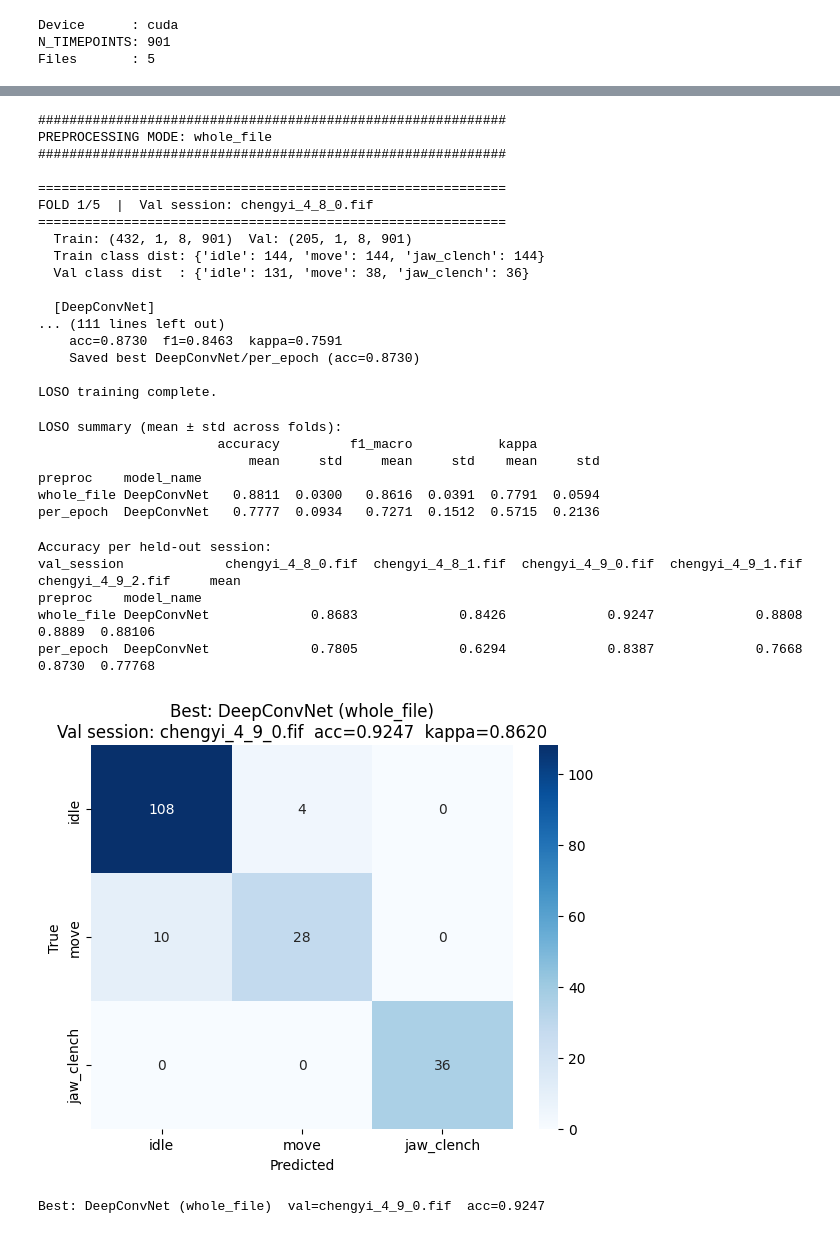
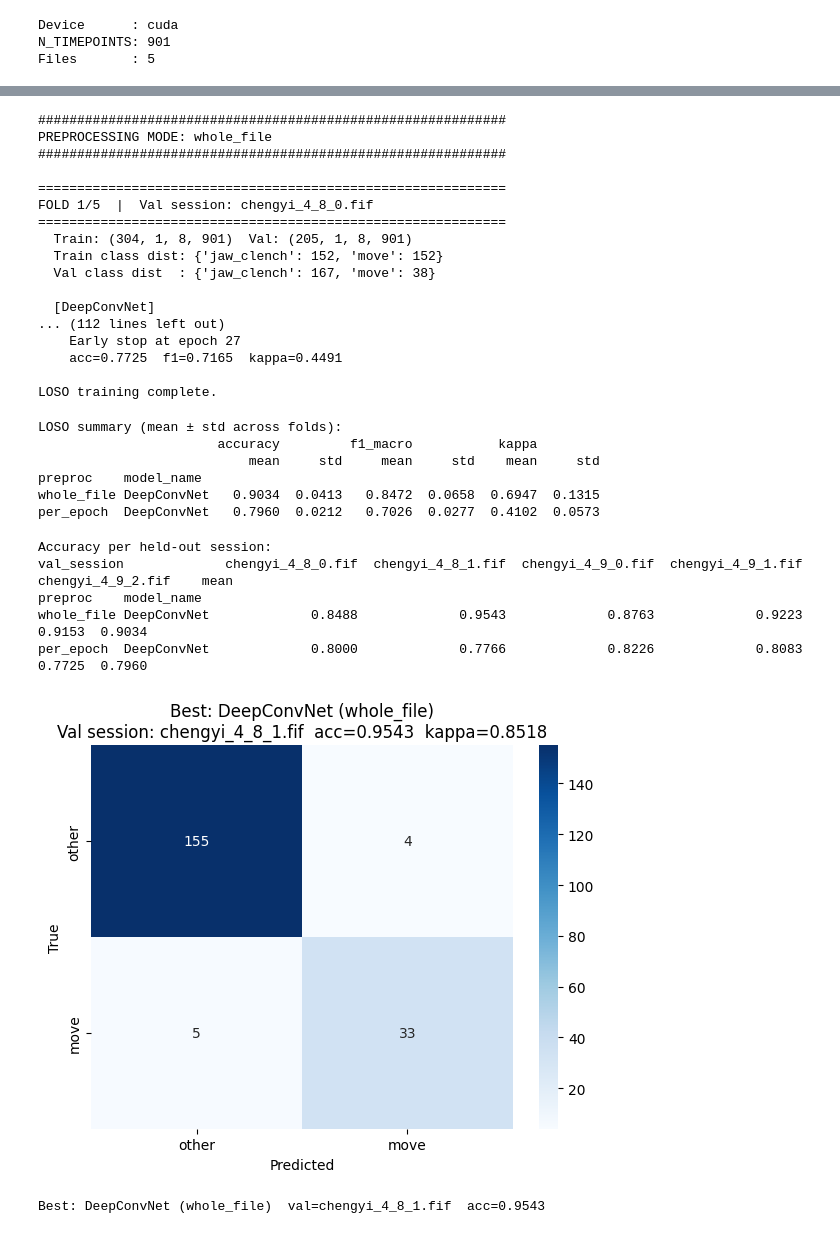
Before and after one commit to Neurotech-Davis/Weimo, a Jupyter notebook: ml_model/loso_dl.ipynb, the cells around one changed output, grey strips where cells are left out. Cells and saved outputs as stored; diff of their text form; code cells hidden in the pictures.

```diff
--- a/ml_model/loso_dl.ipynb
+++ b/ml_model/loso_dl.ipynb
@@ -46,12 +47,12 @@ from models import DeepConvNet, ShallowConvNet, EEGNet, ATCNet, Conformer, CTNet
 # =============================================================================
 
 N_CHANNELS   = 8
-N_CLASSES    = 3
+N_CLASSES    = 2
 SFREQ        = 300
 TRIAL_DUR    = 3.0
 N_TIMEPOINTS = int(SFREQ * TRIAL_DUR) + 1  # 901 — MNE tmax is inclusive
 
-LABEL_MAP = {'idle': 0, 'move': 1, 'jaw_clench': 2}
+LABEL_MAP = {'idle': 0, 'move': 1, 'jaw_clench': 0}
 MAP_LABEL = {v: k for k, v in LABEL_MAP.items()}
 BANDPASS  = [(13, 30)]   # best config from gridsearch
 
@@ -74,9 +75,11 @@ FILES = [
     os.path.join(DATA_DIR, 'chengyi_4_9_0.fif'),
     os.path.join(DATA_DIR, 'chengyi_4_9_1.fif'),
     os.path.join(DATA_DIR, 'chengyi_4_9_2.fif'),
+    # os.path.join(DATA_DIR, 'chengyi_4_21_1.fif')
 ]
 
-SAVE_DIR = './loso_models'
+TARGET   = '+'.join(sorted(k for k, v in LABEL_MAP.items() if v == 1)) if N_CLASSES == 2 else 'multiclass'
+SAVE_DIR = f'./loso_dl_models/{TARGET}'
 os.makedirs(SAVE_DIR, exist_ok=True)
 
 # ── Preprocessing modes to compare ──────────────────────────────────────────
@@ -527,14 +542,14 @@ PREPROCESSING MODE: whole_file
 ============================================================
 FOLD 1/5  |  Val session: chengyi_4_8_0.fif
 ============================================================
-  Train: (432, 1, 8, 901)  Val: (205, 1, 8, 901)
-  Train class dist: {'idle': 144, 'move': 144, 'jaw_clench': 144}
-  Val class dist  : {'idle': 131, 'move': 38, 'jaw_clench': 36}
+  Train: (304, 1, 8, 901)  Val: (205, 1, 8, 901)
+  Train class dist: {'jaw_clench': 152, 'move': 152}
+  Val class dist  : {'jaw_clench': 167, 'move': 38}
 
   [DeepConvNet]
-... (111 lines left out)
-    acc=0.8730  f1=0.8463  kappa=0.7591
-    Saved best DeepConvNet/per_epoch (acc=0.8730)
+... (112 lines left out)
+    Early stop at epoch 27
+    acc=0.7725  f1=0.7165  kappa=0.4491
 
 LOSO training complete.
 # %%
@@ -561,8 +576,8 @@ LOSO summary (mean ± std across folds):
                        accuracy         f1_macro           kappa
                            mean     std     mean     std    mean     std
 preproc    model_name
-whole_file DeepConvNet   0.8811  0.0300   0.8616  0.0391  0.7791  0.0594
-per_epoch  DeepConvNet   0.7777  0.0934   0.7271  0.1512  0.5715  0.2136
+whole_file DeepConvNet   0.9034  0.0413   0.8472  0.0658  0.6947  0.1315
+per_epoch  DeepConvNet   0.7960  0.0212   0.7026  0.0277  0.4102  0.0573
 # %%
 # =============================================================================
 # Per-fold breakdown
@@ -577,37 +592,40 @@ print('Accuracy per held-out session:')
 print(pivot.to_string())
 # %% [output]
 Accuracy per held-out session:
-val_session             chengyi_4_8_0.fif  chengyi_4_8_1.fif  chengyi_4_9_0.fif  chengyi_4_9_1.fif  chengyi_4_9_2.fif     mean
+val_session             chengyi_4_8_0.fif  chengyi_4_8_1.fif  chengyi_4_9_0.fif  chengyi_4_9_1.fif  chengyi_4_9_2.fif    mean
 preproc    model_name
-whole_file DeepConvNet             0.8683             0.8426             0.9247             0.8808             0.8889  0.88106
-per_epoch  DeepConvNet             0.7805             0.6294             0.8387             0.7668             0.8730  0.77768
+whole_file DeepConvNet             0.8488             0.9543             0.8763             0.9223             0.9153  0.9034
+per_epoch  DeepConvNet             0.8000             0.7766             0.8226             0.8083             0.7725  0.7960
 # %%
 # =============================================================================
 # Confusion matrix — best model + preprocessing mode, best fold
 # =============================================================================
 
 best_result = max(
     [r for r in all_results if r['accuracy'] is not None],
     key=lambda r: r['accuracy']
 )
 
 cm = np.array(best_result['confusion_matrix'])
-class_names = [MAP_LABEL[i] for i in range(N_CLASSES)]
+def _class_name(i):
+    keys = [k for k, v in LABEL_MAP.items() if v == i]
+    return keys[0] if len(keys) == 1 else "other"
+class_names = [_class_name(i) for i in sorted(set(LABEL_MAP.values()))]
 
 fig, ax = plt.subplots(figsize=(6, 5))
 sns.heatmap(cm, annot=True, fmt='d', cmap='Blues',
             xticklabels=class_names, yticklabels=class_names, ax=ax)
 ax.set_xlabel('Predicted')
 ax.set_ylabel('True')
 ax.set_title(
     f'Best: {best_result["model_name"]} ({best_result["preproc"]})\n'
     f'Val session: {best_result["val_session"]}  '
     f'acc={best_result["accuracy"]:.4f}  kappa={best_result["kappa"]:.4f}'
 )
 plt.tight_layout()
 plt.savefig(os.path.join(SAVE_DIR, 'best_confusion_matrix.png'), dpi=120)
 plt.show()
 print(f'Best: {best_result["model_name"]} ({best_result["preproc"]})  val={best_result["val_session"]}  acc={best_result["accuracy"]:.4f}')
 # %% [output]
-[figure, old version]
+[figure, new version]
-Best: DeepConvNet (whole_file)  val=chengyi_4_9_0.fif  acc=0.9247
+Best: DeepConvNet (whole_file)  val=chengyi_4_8_1.fif  acc=0.9543
```
Also changed, not shown: parts of 3 cells of this notebook.
